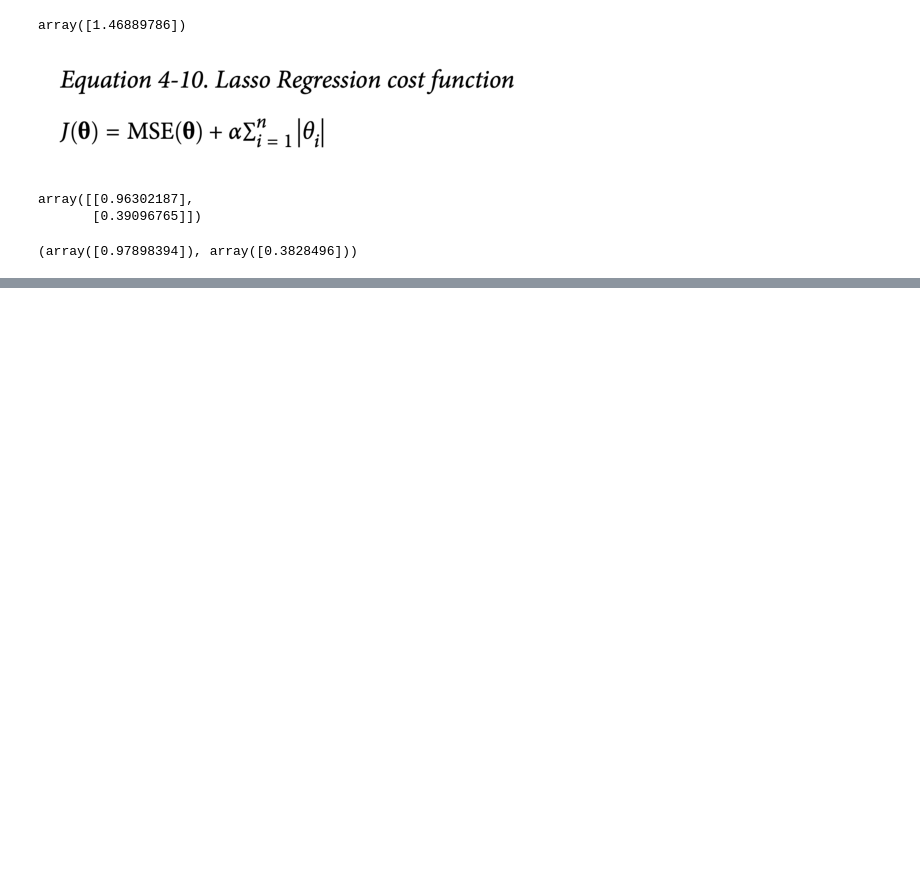
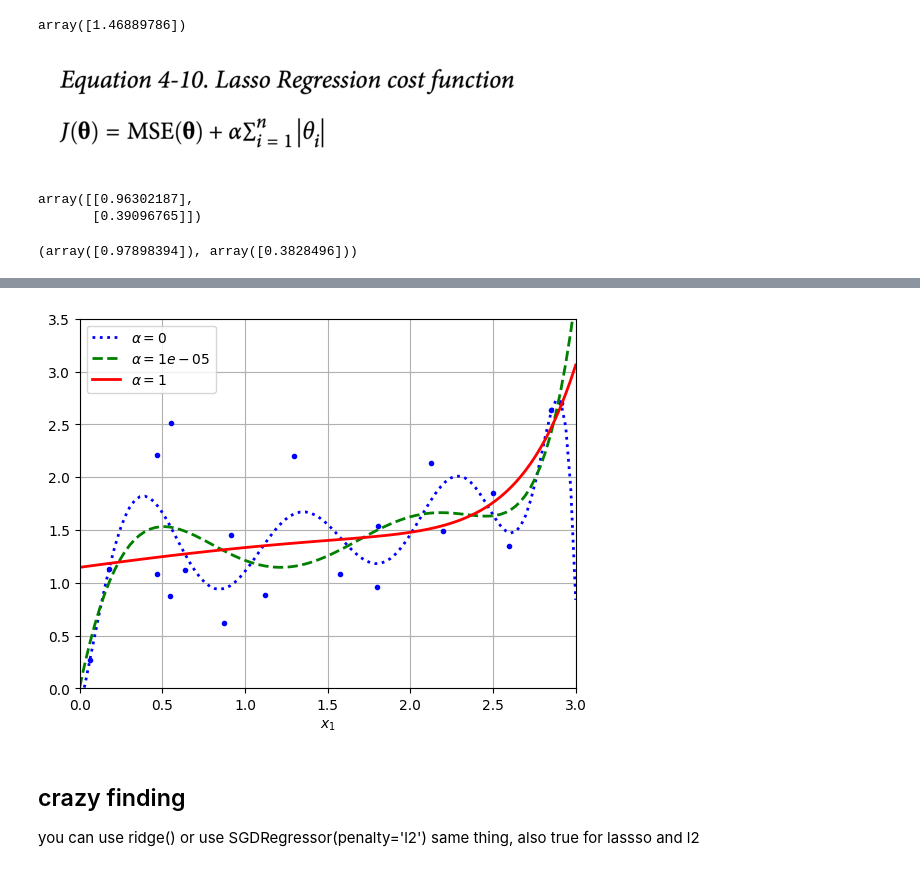
Before and after one commit to abhimanyudalal1/hands-on-ML, a Jupyter notebook: 4__training_models.ipynb, the cells around one changed output, grey strips where cells are left out. Saved outputs shown, nothing was run; the diff lists cells and outputs as text; code cells hidden in the pictures; blank space fills up the shorter version.

```diff
--- a/4__training_models.ipynb
+++ b/4__training_models.ipynb
@@ -369,0 +400,7 @@ ridge_reg.intercept_,ridge_reg.coef_
+# %%
+plot_model(Ridge, polynomial=True, alphas=(0, 10**-5, 1),model_kwargs={"random_state": 42})
+# %% [output]
+[figure, added]
+# %% [markdown]
+## crazy finding
+you can use ridge() or use SGDRegressor(penalty='l2') same thing, also true for lassso and l2
```
Also changed, not shown: parts of 1 cell of this notebook, 17 other files.
